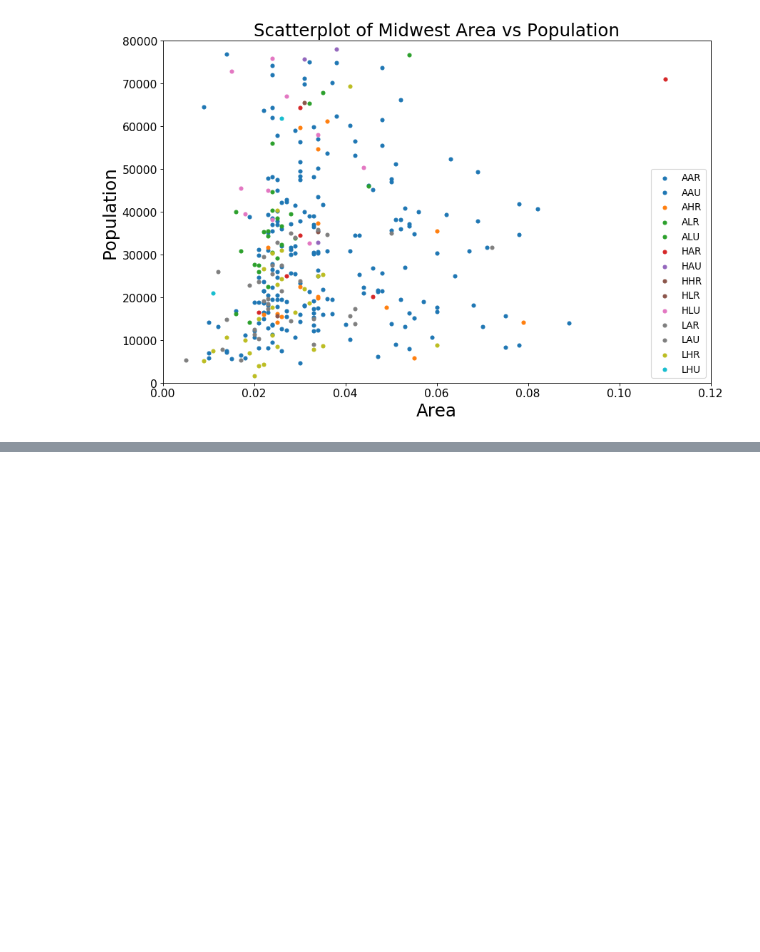
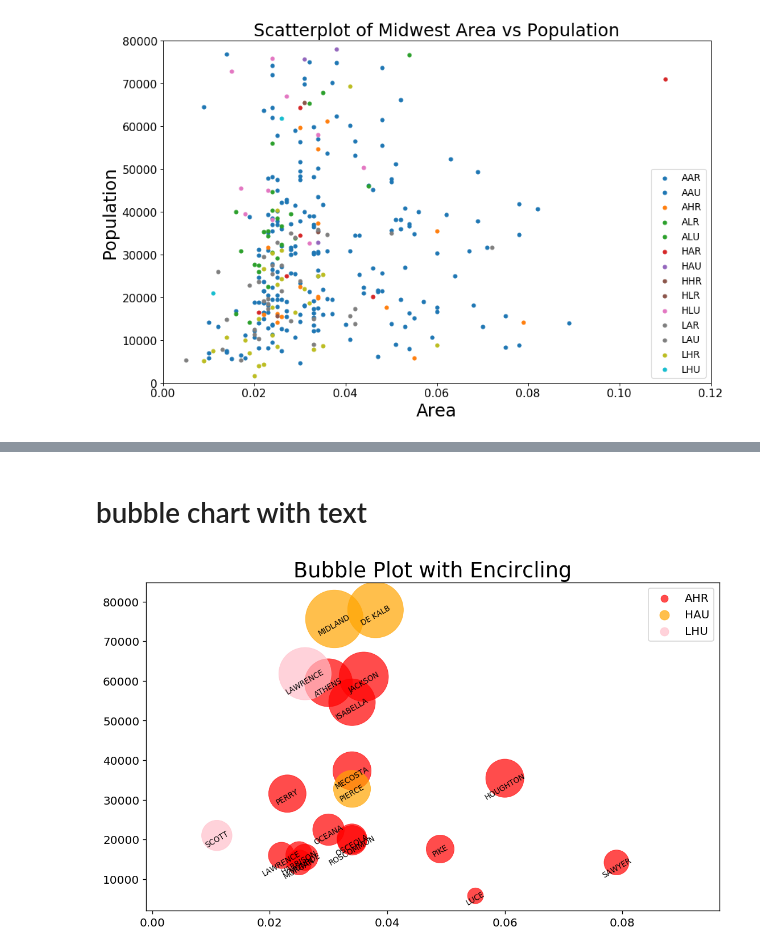
Before and after one commit to NaCl-Ocean/Skill-Tree-Lights-Up, a Jupyter notebook: Python/matplotlib/关联图.ipynb, the cells around one changed output, grey strips where cells are left out. Saved outputs shown, nothing was run; the diff lists cells and outputs as text; code cells hidden in the pictures; blank space fills up the shorter version.

```diff
--- a/Python/matplotlib/关联图.ipynb
+++ b/Python/matplotlib/关联图.ipynb
@@ -140,0 +188,41 @@ plt.show()
+# %% [markdown]
+# bubble chart with text
+# %%
+fig = plt.figure(figsize=(14,8),
+                 dpi=120,# 图像分辨率
+                facecolor='w', # 图像的背景颜色，设置为白色
+                edgecolor='k', # 图像的边框颜色
+                )
+ax = fig.add_axes((0.2,0.2,0.6,0.6))
+colors =  ['red', 'orange', 'pink']
+for i,category in enumerate(["AHR", "HAU", "LHU"]):
+    data_ = midwest.loc[midwest.category==category, :]
+    data_.index = range(data_.shape[0])
+    plt.scatter('area', 'poptotal',
+               data=data_,
+               s=midwest.loc[midwest.category==category, "poppovertyknown"]*0.05,
+               c=colors[i],
+               edgecolors=colors[i],
+               alpha=0.7,
+               linewidths=0.5,
+               label=category)
+    for i in range(midwest.loc[midwest.category==category, :].shape[0]):
+        plt.text(data_.loc[i,"area"],
+                data_.loc[i,"poptotal"],
+                s=data_.loc[i,"county"],
+                fontdict={"fontsize":8,
+                         "horizontalalignment":'center',
+                         "rotation":30})
+
+# tick set
+for tick in ax.xaxis.get_major_ticks():
+    tick.label1.set(fontsize=12)
+
+for tick in ax.yaxis.get_major_ticks():
+    tick.label1.set(fontsize=12)
+# title set
+ax.set_title('Bubble Plot with Encircling', fontsize=22)
+ax.legend(fontsize =12, markerscale=0.2)
+plt.show()
+# %% [output]
+[figure, added]
```
Also changed, not shown: parts of 13 cells of this notebook, 19 other files.
